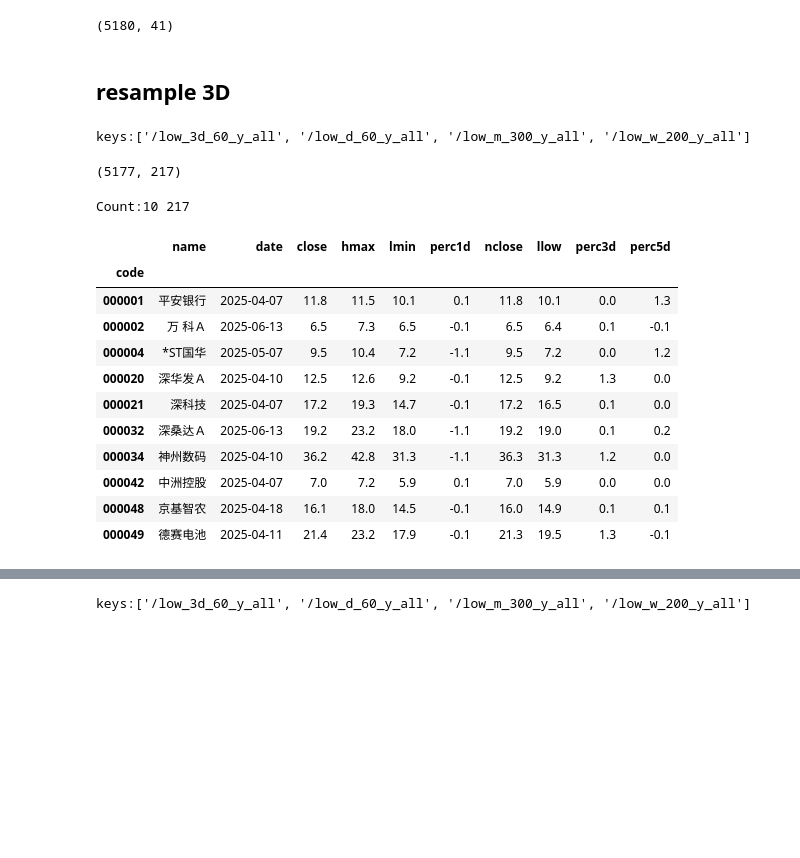
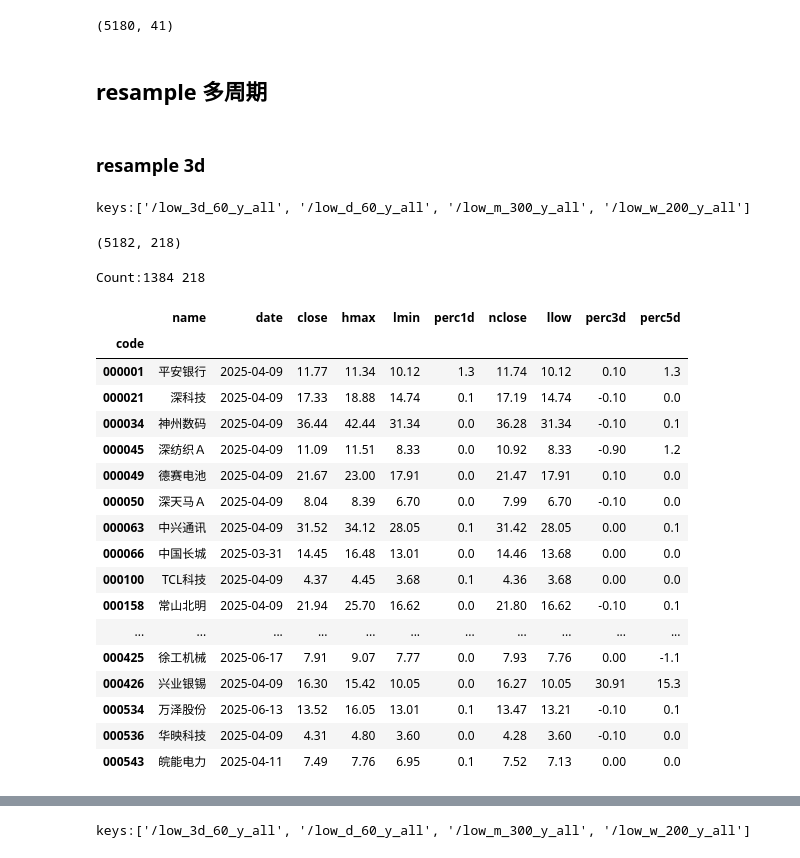
Before and after one commit to johnsonhongyi/pyQuant3, a Jupyter notebook: stock/jupyterAlgo/Quant2023/resample-monitor.ipynb, the cells around one changed output, grey strips where cells are left out. Cells and saved outputs as stored; diff of their text form; code cells hidden in the pictures; blank space fills up the shorter version.

Commit message:
add resample d 3d w m

```diff
--- a/stock/jupyterAlgo/Quant2023/resample-monitor.ipynb
+++ b/stock/jupyterAlgo/Quant2023/resample-monitor.ipynb
@@ -36,7 +36,7 @@ InteractiveShell.ast_node_interactivity = "all"
 import nest_asyncio
 nest_asyncio.apply()
 # %%
-def show_tdx_data(df, codelist=None, market_value='3', col=None):
+def show_tdx_data(df, codelist=None, market_value='3', col=None,limit=20):
     col_src = [
         "name", "couts", "date", "perc", "ra_diff","xratio", "idx", "hat", "close",
         "volsum5d", "hmax", "lmin", "perc1d", "ma20", "ma250", "nclose",
@@ -67,12 +67,12 @@ def show_tdx_data(df, codelist=None, market_value='3', col=None):
     if codelist is None:
         if isinstance(df, pd.Series):
             print("Count:1")
-            temp = df.loc[col_name]
+            temp = df.loc[col_name][:limit]
         else:
             print("Count:%s %s" % (df.shape))
-            temp = df.loc[:, col_name]
+            temp = df.loc[:, col_name][:limit]
     else:
-        temp = df.loc[[x for x in codelist if x in df.index], col_name]
+        temp = df.loc[[x for x in codelist if x in df.index], col_name][:limit]
     return temp
 
 def clean_sina_dm(dd):
@@ -155,7 +155,7 @@ def get_tdx_all_from_h5(resample='d',dl=ct.duration_date_day, end=None, ptype='l
     if resample=='d' or resample=='3d':
         dl='60'
     else:
-        dl='200'
+        dl='300'
     filter='y'
     h5_table = 'low' + '_' + resample + '_' + str(dl) + '_' + filter + '_' + 'all'
     h5 = h5a.load_hdf_db(h5_fname, table=h5_table,code_l=None, timelimit=False,showtable=showtable)
@@ -317,7 +317,9 @@ sina_dm.shape
 sinadm = cct.combine_dataFrame(sina_dm, mdf[['vol','amount']])
 sinadm['percent']=((sinadm['close']-sinadm['llastp'])/(sinadm['llastp'])*100).round(1)
 # %% [markdown]
-## resample 3D
+## resample 多周期
+# %% [markdown]
+### resample 3d
 # %%
 h5_3d = get_tdx_all_from_h5(resample='3d')
 tdx_3d = cct.combine_dataFrame(h5_3d,sinadm)
@@ -326,20 +328,26 @@ keys:['/low_3d_60_y_all', '/low_d_60_y_all', '/low_m_300_y_all', '/low_w_200_y_a
 # %%
 tdx_3d.shape
 # tdx_now.query('close >  lastp1d  and lastl1d < ma51d and close > ma51d and lastp1d < upper and lastp1d > lastp2d and lasth1d >high4 and boll > 0 and volume < 1')
-tdx_select = tdx_3d.query('close > lastp1d and percent < 3')[:10]
+tdx_select = tdx_3d.query('close > lastp1d and percent < 3')
 show_tdx_data(tdx_select)
 # %% [output]
-(5177, 217)
+(5182, 218)
-Count:10 217
+Count:1384 218
 |  | name | date | close | hmax | lmin | perc1d | nclose | llow | perc3d | perc5d |
 | code |  |  |  |  |  |  |  |  |  |  |
-| 000001 | 平安银行 | 2025-04-07 | 11.8 | 11.5 | 10.1 | 0.1 | 11.8 | 10.1 | 0.0 | 1.3 |
-| 000002 | 万 科Ａ | 2025-06-13 | 6.5 | 7.3 | 6.5 | -0.1 | 6.5 | 6.4 | 0.1 | -0.1 |
-| 000004 | *ST国华 | 2025-05-07 | 9.5 | 10.4 | 7.2 | -1.1 | 9.5 | 7.2 | 0.0 | 1.2 |
-| 000020 | 深华发Ａ | 2025-04-10 | 12.5 | 12.6 | 9.2 | -0.1 | 12.5 | 9.2 | 1.3 | 0.0 |
-| 000021 | 深科技 | 2025-04-07 | 17.2 | 19.3 | 14.7 | -0.1 | 17.2 | 16.5 | 0.1 | 0.0 |
-| 000032 | 深桑达Ａ | 2025-06-13 | 19.2 | 23.2 | 18.0 | -1.1 | 19.2 | 19.0 | 0.1 | 0.2 |
-| 000034 | 神州数码 | 2025-04-10 | 36.2 | 42.8 | 31.3 | -1.1 | 36.3 | 31.3 | 1.2 | 0.0 |
-| 000042 | 中洲控股 | 2025-04-07 | 7.0 | 7.2 | 5.9 | 0.1 | 7.0 | 5.9 | 0.0 | 0.0 |
-| 000048 | 京基智农 | 2025-04-18 | 16.1 | 18.0 | 14.5 | -0.1 | 16.0 | 14.9 | 0.1 | 0.1 |
-| 000049 | 德赛电池 | 2025-04-11 | 21.4 | 23.2 | 17.9 | -0.1 | 21.3 | 19.5 | 1.3 | -0.1 |
+| 000001 | 平安银行 | 2025-04-09 | 11.77 | 11.34 | 10.12 | 1.3 | 11.74 | 10.12 | 0.10 | 1.3 |
+| 000021 | 深科技 | 2025-04-09 | 17.33 | 18.88 | 14.74 | 0.1 | 17.19 | 14.74 | -0.10 | 0.0 |
+| 000034 | 神州数码 | 2025-04-09 | 36.44 | 42.44 | 31.34 | 0.0 | 36.28 | 31.34 | -0.10 | 0.1 |
+| 000045 | 深纺织Ａ | 2025-04-09 | 11.09 | 11.51 | 8.33 | 0.0 | 10.92 | 8.33 | -0.90 | 1.2 |
+| 000049 | 德赛电池 | 2025-04-09 | 21.67 | 23.00 | 17.91 | 0.0 | 21.47 | 17.91 | 0.10 | 0.0 |
+| 000050 | 深天马Ａ | 2025-04-09 | 8.04 | 8.39 | 6.70 | 0.0 | 7.99 | 6.70 | -0.10 | 0.0 |
+| 000063 | 中兴通讯 | 2025-04-09 | 31.52 | 34.12 | 28.05 | 0.1 | 31.42 | 28.05 | 0.00 | 0.1 |
+| 000066 | 中国长城 | 2025-03-31 | 14.45 | 16.48 | 13.01 | 0.0 | 14.46 | 13.68 | 0.00 | 0.0 |
+| 000100 | TCL科技 | 2025-04-09 | 4.37 | 4.45 | 3.68 | 0.1 | 4.36 | 3.68 | 0.00 | 0.0 |
+| 000158 | 常山北明 | 2025-04-09 | 21.94 | 25.70 | 16.62 | 0.0 | 21.80 | 16.62 | -0.10 | 0.1 |
+| ... | ... | ... | ... | ... | ... | ... | ... | ... | ... | ... |
+| 000425 | 徐工机械 | 2025-06-17 | 7.91 | 9.07 | 7.77 | 0.0 | 7.93 | 7.76 | 0.00 | -1.1 |
+| 000426 | 兴业银锡 | 2025-04-09 | 16.30 | 15.42 | 10.05 | 0.0 | 16.27 | 10.05 | 30.91 | 15.3 |
+| 000534 | 万泽股份 | 2025-06-13 | 13.52 | 16.05 | 13.01 | 0.1 | 13.47 | 13.21 | -0.10 | 0.1 |
+| 000536 | 华映科技 | 2025-04-09 | 4.31 | 4.80 | 3.60 | 0.0 | 4.28 | 3.60 | -0.10 | 0.0 |
+| 000543 | 皖能电力 | 2025-04-11 | 7.49 | 7.76 | 6.95 | 0.1 | 7.52 | 7.13 | 0.00 | 0.0 |
```
Also changed, not shown: parts of 16 cells of this notebook.
